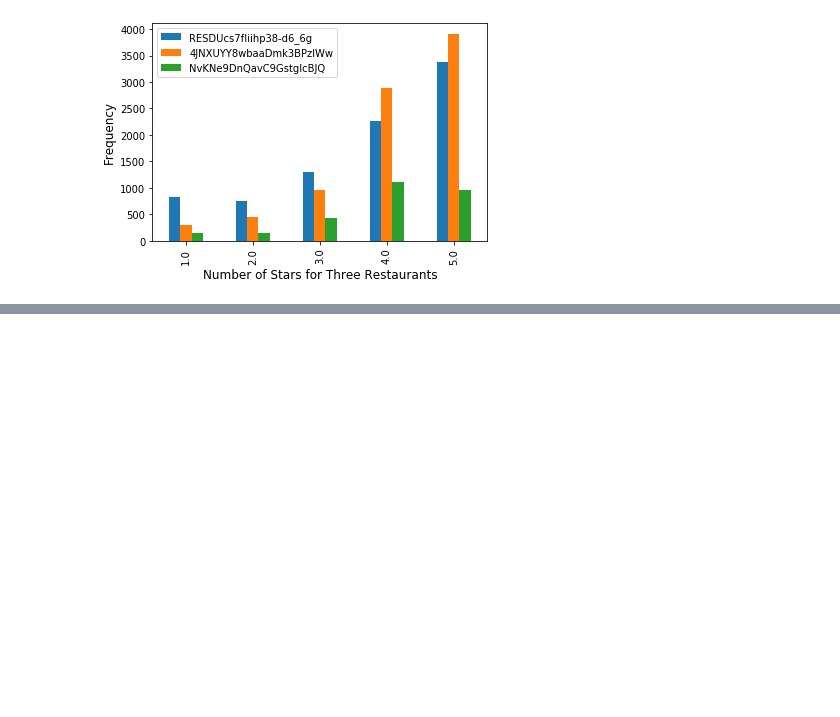
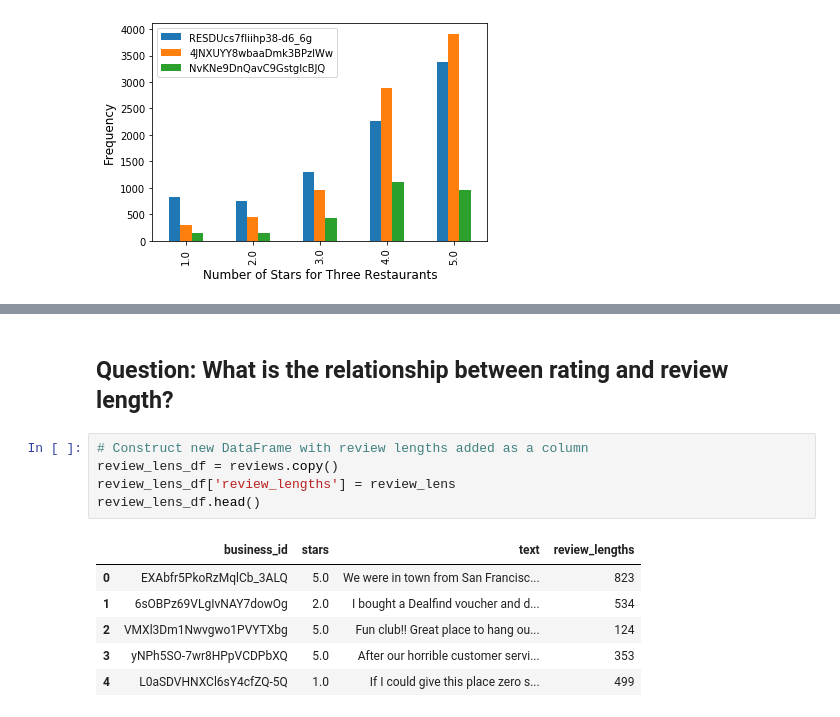
Before and after one commit to walkerpage/springboard, a Jupyter notebook: Capstone_Projects/Capstone_Project_1/Code/Capstone_Project_1_Data_Storytelling.ipynb, the cells around one changed output, grey strips where cells are left out. Cells and saved outputs as stored; diff of their text form; blank space fills up the shorter version.

```diff
--- a/Capstone_Projects/Capstone_Project_1/Code/Capstone_Project_1_Data_Storytelling.ipynb
+++ b/Capstone_Projects/Capstone_Project_1/Code/Capstone_Project_1_Data_Storytelling.ipynb
@@ -269,0 +306,14 @@ plt.show()
+# %% [markdown]
+## Question: What is the relationship between rating and review length? ##
+# %%
+# Construct new DataFrame with review lengths added as a column
+review_lens_df = reviews.copy()
+review_lens_df['review_lengths'] = review_lens
+review_lens_df.head()
+# %% [output]
+|  | business_id | stars | text | review_lengths |
+| 0 | EXAbfr5PkoRzMqlCb_3ALQ | 5.0 | We were in town from San Francisc... | 823 |
+| 1 | 6sOBPz69VLgIvNAY7dowOg | 2.0 | I bought a Dealfind voucher and d... | 534 |
+| 2 | VMXl3Dm1Nwvgwo1PVYTXbg | 5.0 | Fun club!! Great place to hang ou... | 124 |
+| 3 | yNPh5SO-7wr8HPpVCDPbXQ | 5.0 | After our horrible customer servi... | 353 |
+| 4 | L0aSDVHNXCl6sY4cfZQ-5Q | 1.0 | If I could give this place zero s... | 499 |
```
Also changed, not shown: parts of 6 cells of this notebook.
